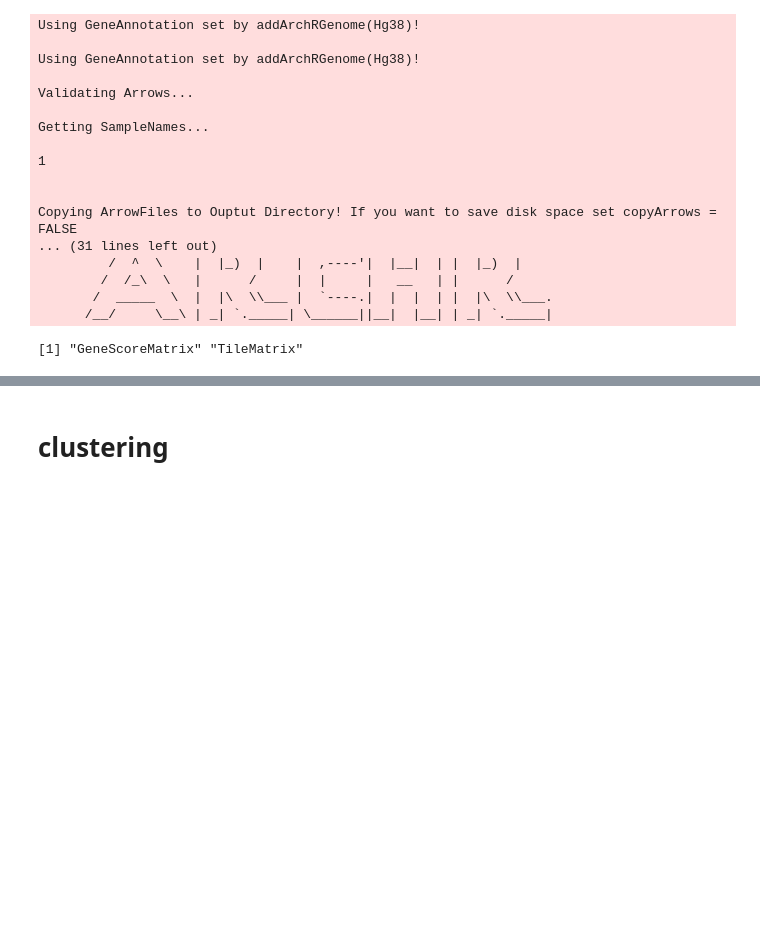
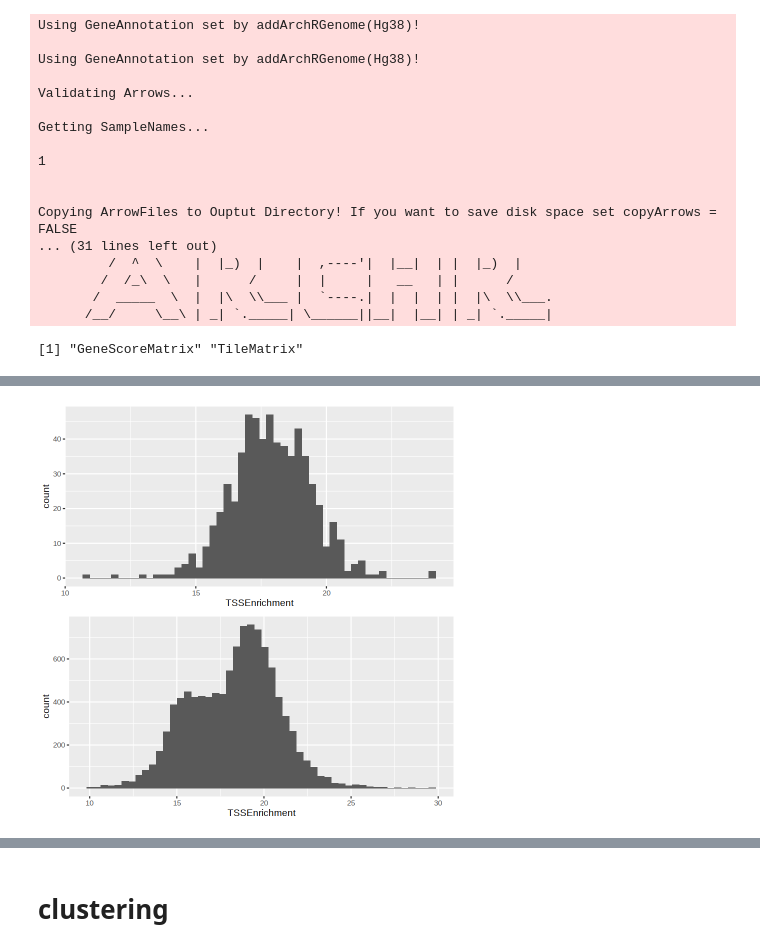
Before and after one commit to z2e2/sc-atac-submmit-calling, a Jupyter notebook: 1_ArchR_data_processing.ipynb, the cells around one changed output, grey strips where cells are left out. Cells and saved outputs as stored; diff of their text form; code cells hidden in the pictures; blank space fills up the shorter version.

```diff
--- a/1_ArchR_data_processing.ipynb
+++ b/1_ArchR_data_processing.ipynb
@@ -132,0 +175,8 @@ getAvailableMatrices(scatac.object)
+# %%
+# attributes(scatacProj)
+df = as.data.frame(getCellColData(scatacProj, select = c("DoubletEnrichment", "TSSEnrichment")))
+p1 <- ggplot(df[df['DoubletEnrichment']>=4,], aes(x=TSSEnrichment)) + geom_histogram(bins=50)
+p2 <- ggplot(df[df['DoubletEnrichment']<4,], aes(x=TSSEnrichment)) + geom_histogram(bins=50)
+grid.arrange(p1, p2, nrow = 2)
+# %% [output]
+[figure, added]
```
Also changed, not shown: parts of 42 cells of this notebook, 3 other files.
